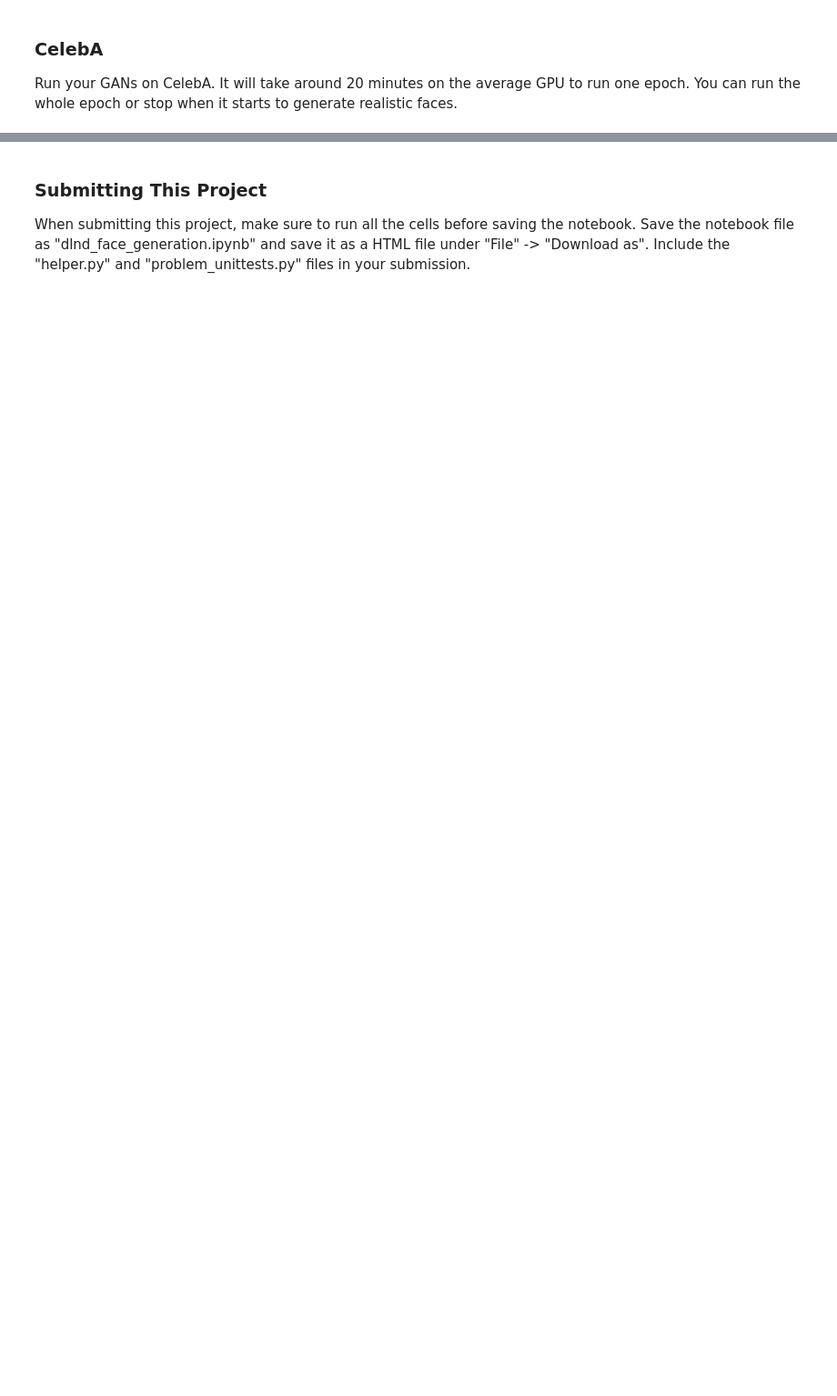
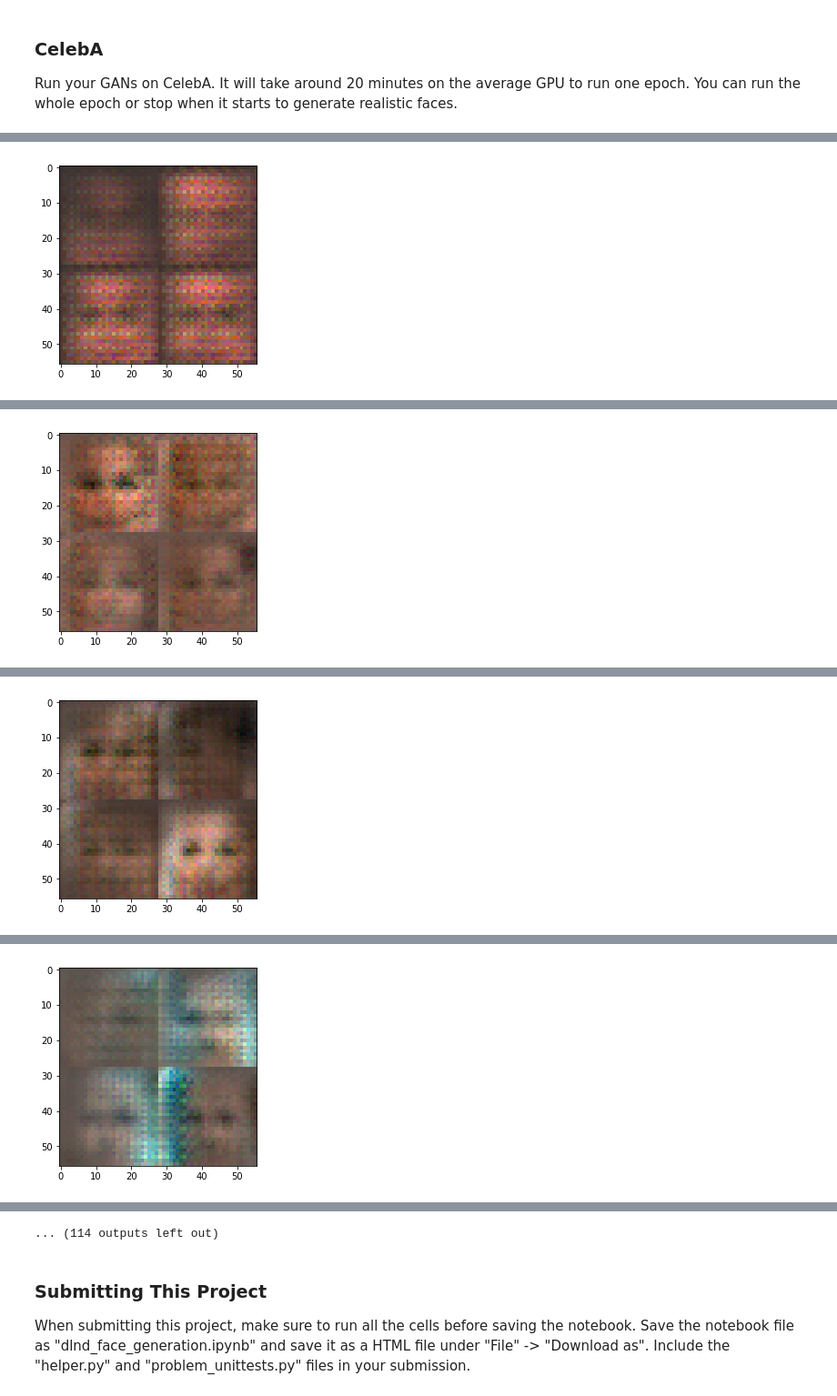
Before and after one commit to sarathid/Scripts, a Jupyter notebook: Deep_learning_ND/face_generation/dlnd_face_generation.ipynb, the cells around one changed output, grey strips where cells are left out. Shown at 91% size. Cells and saved outputs as stored; diff of their text form; code cells hidden in the pictures; blank space fills up the shorter version.

```diff
--- a/Deep_learning_ND/face_generation/dlnd_face_generation.ipynb
+++ b/Deep_learning_ND/face_generation/dlnd_face_generation.ipynb
@@ -399,10 +433,10 @@ KeyboardInterrupt:
 ### CelebA
 Run your GANs on CelebA.  It will take around 20 minutes on the average GPU to run one epoch.  You can run the whole epoch or stop when it starts to generate realistic faces.
 # %%
-batch_size = None
-z_dim = None
-learning_rate = None
-beta1 = None
+batch_size = 64
+z_dim = 100
+learning_rate = 0.001
+beta1 = 0.5
 
 
 """
@@ -414,3 +448,4 @@ celeba_dataset = helper.Dataset('celeba', glob(os.path.join(data_dir, 'img_align
 with tf.Graph().as_default():
     train(epochs, batch_size, z_dim, learning_rate, beta1, celeba_dataset.get_batches,
           celeba_dataset.shape, celeba_dataset.image_mode)
+# %% [output]
@@ -416,0 +453 @@ with tf.Graph().as_default():
+[figure, added]
@@ -416,0 +455 @@ with tf.Graph().as_default():
+[figure, added]
@@ -416,0 +457 @@ with tf.Graph().as_default():
+[figure, added]
@@ -416,0 +459 @@ with tf.Graph().as_default():
+[figure, added]
@@ -417,3 +464,4 @@ with tf.Graph().as_default():
+... (114 outputs left out)
 # %% [markdown]
 ### Submitting This Project
 When submitting this project, make sure to run all the cells before saving the notebook. Save the notebook file as "dlnd_face_generation.ipynb" and save it as a HTML file under "File" -> "Download as". Include the "helper.py" and "problem_unittests.py" files in your submission.
```
Also changed, not shown: parts of 11 cells of this notebook, 1 other file.
